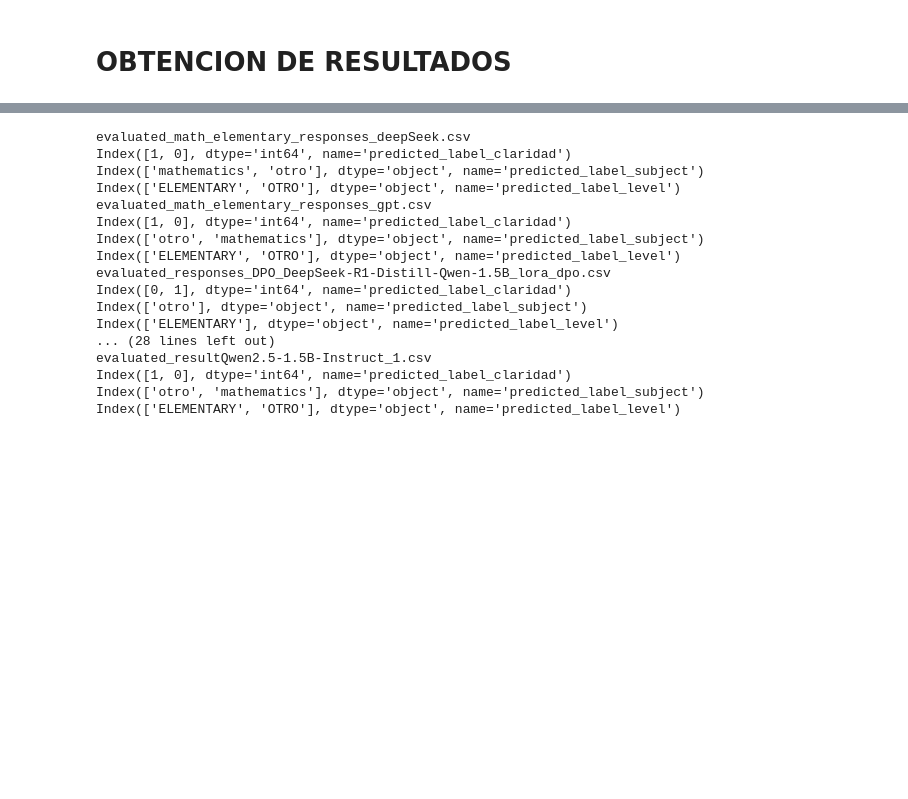
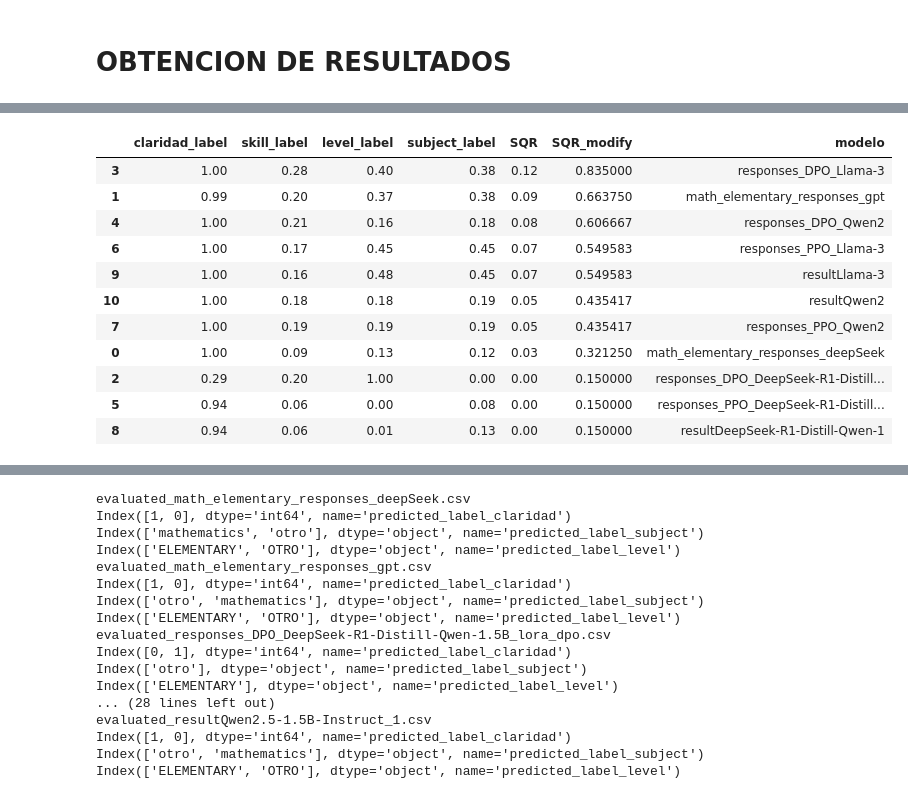
Before and after one commit to ElGabo26/paperRLAIF, a Jupyter notebook: getResultados/makeresultados.ipynb, the cells around one changed output, grey strips where cells are left out. Saved outputs shown, nothing was run; the diff lists cells and outputs as text; code cells hidden in the pictures; blank space fills up the shorter version.

```diff
--- a/getResultados/makeresultados.ipynb
+++ b/getResultados/makeresultados.ipynb
@@ -13,0 +23,3 @@ print(archivos)
+# %%
+idsR=prompts.sample(frac=0.2,random_state=42)['prompt_id'].values
+print(idsR)
@@ -18,7 +67,0 @@ Index(['skill', 'prompt', 'id_prompt'], dtype='object')
-# %%
-a=pd.read_csv(pathresults+"\\"+archivos[6])
-a.rename(columns={'Unnamed: 0':'id_prompt'}, inplace=True)
-b=pd.merge(a,prompts,on='id_prompt')
-print(a.shape)
-print(b.shape)
-print(b.isna().sum().sum())
@@ -61,0 +127,33 @@ prompts.head()
+# %%
+import numpy as np
+
+def normalize_array(values, min_val=0.15, max_val=0.835):
+    values = np.asarray(values, dtype=float)
+
+    if values.size == 0:
+        return values.copy()
+
+    v_min = np.min(values)
+    v_max = np.max(values)
+
+    if v_min == v_max:
+        return np.full_like(values, (min_val + max_val) / 2)
+
+    return min_val + (values - v_min) * (max_val - min_val) / (v_max - v_min)
+# %%
+metricasModel['SQR_modify']=normalize_array(metricasModel['SQR'])
+# %%
+metricasModel.sort_values(by="SQR_modify", ascending=False)
+# %% [output]
+|  | claridad_label | skill_label | level_label | subject_label | SQR | SQR_modify | modelo |
+| 3 | 1.00 | 0.28 | 0.40 | 0.38 | 0.12 | 0.835000 | responses_DPO_Llama-3 |
+| 1 | 0.99 | 0.20 | 0.37 | 0.38 | 0.09 | 0.663750 | math_elementary_responses_gpt |
+| 4 | 1.00 | 0.21 | 0.16 | 0.18 | 0.08 | 0.606667 | responses_DPO_Qwen2 |
+| 6 | 1.00 | 0.17 | 0.45 | 0.45 | 0.07 | 0.549583 | responses_PPO_Llama-3 |
+| 9 | 1.00 | 0.16 | 0.48 | 0.45 | 0.07 | 0.549583 | resultLlama-3 |
+| 10 | 1.00 | 0.18 | 0.18 | 0.19 | 0.05 | 0.435417 | resultQwen2 |
+| 7 | 1.00 | 0.19 | 0.19 | 0.19 | 0.05 | 0.435417 | responses_PPO_Qwen2 |
+| 0 | 1.00 | 0.09 | 0.13 | 0.12 | 0.03 | 0.321250 | math_elementary_responses_deepSeek |
+| 2 | 0.29 | 0.20 | 1.00 | 0.00 | 0.00 | 0.150000 | responses_DPO_DeepSeek-R1-Distill... |
+| 5 | 0.94 | 0.06 | 0.00 | 0.08 | 0.00 | 0.150000 | responses_PPO_DeepSeek-R1-Distill... |
+| 8 | 0.94 | 0.06 | 0.01 | 0.13 | 0.00 | 0.150000 | resultDeepSeek-R1-Distill-Qwen-1 |
```
Also changed, not shown: parts of 23 cells of this notebook, 25 other files.
